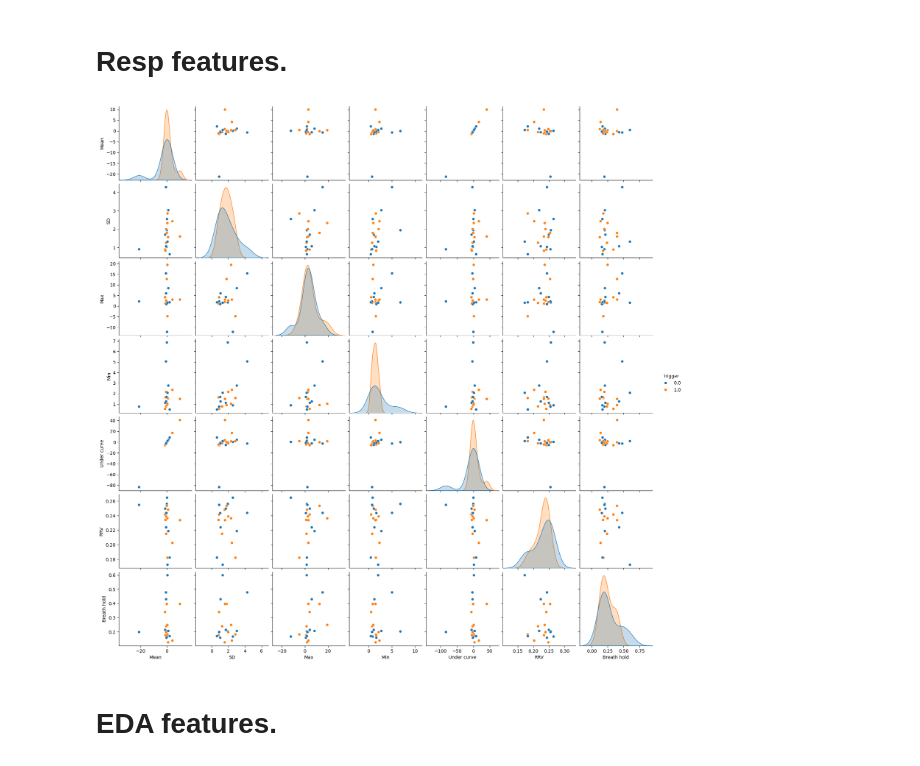
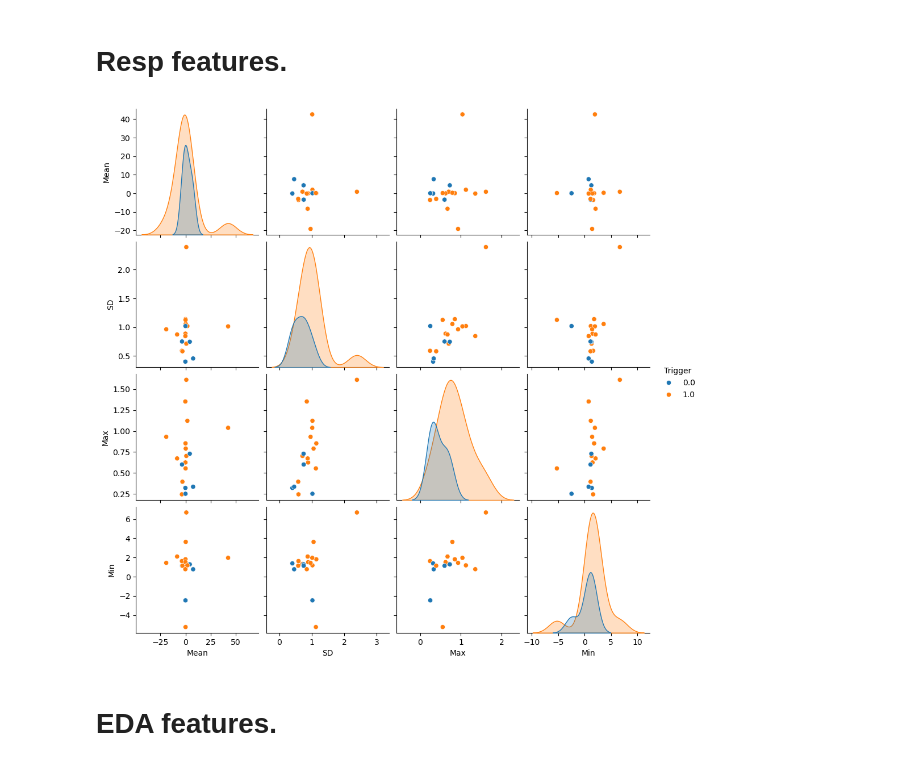
Before and after one commit to BertRiedl/coimbra_best, a Jupyter notebook: scripts/day_2.ipynb, the cells around one changed output. Cells and saved outputs as stored; diff of their text form; code cells hidden in the pictures.

```diff
--- a/scripts/day_2.ipynb
+++ b/scripts/day_2.ipynb
@@ -78,24 +70,16 @@ Transform p into -1 , and remove excess of 0 and 1
 
 
 # Create a list of the indexes of the rows that need to be changed
-#indexes_to_change = []
-#for i in range(1, len(data)):
- #   if data.loc[i-1, 'Trigger'] in ['q', 't', 'f']:
-  #      indexes_to_change.append(i)
+indexes_to_change = []
+for i in range(1, len(data)):
+    if data.loc[i-1, 'Trigger'] in ['p', '0', '1']:
+        indexes_to_change.append(i)
 
 # Change the values in the Trigger column
-#data.loc[indexes_to_change, 'Trigger'] = '-1.0'
+data.loc[indexes_to_change, 'Trigger'] = '-1.0'
 
-# change p in Trigger column to -1.0
-data.loc[data['Trigger'] == 'q', 'Trigger'] = '-1.0'
-
-
-# change t in Trigger column to 1.0
-data.loc[data['Trigger'] == 't', 'Trigger'] = '1.0'
-
-
-# change f in Trigger column to 0.0
-data.loc[data['Trigger'] == 'f', 'Trigger'] = '0.0'
+# change p in Trigger column to 9.0
+data.loc[data['Trigger'] == 'p', 'Trigger'] = '-1.0'
 
 
 # Convert the values in the Trigger column to float
@@ -179,40 +165,20 @@ rMean = []
 rSD = []
 rMax = []
 rMin = []
-rUnderCurve = []
-rResp_rate_variability = []
-rBreath_hold_ratio = []
 
 for ep in epochs:
     rMean.append(ep['Resp'][ePreSize:].mean()/ep['Resp'][:ePreSize].mean())
     rSD.append(ep['Resp'][ePreSize:].std()/ep['Resp'][:ePreSize].std())
     rMax.append(ep['Resp'][ePreSize:].max()/ep['Resp'][:ePreSize].max())
     rMin.append(ep['Resp'][ePreSize:].min()/ep['Resp'][:ePreSize].min())
-    rUnderCurve.append(np.trapz(ep['Resp'][ePreSize:])/np.trapz(ep['Resp'][:ePreSize]))
-
-    #respiratory rate variability
-    peaks, _ = find_peaks(ep['Resp'][ePreSize:], distance=fs//2)
-    if len(peaks) > 1:
-        intervals = np.diff(peaks) / fs  # Intervaly mezi náddechy
-        rrv = np.std(intervals) / np.mean(intervals)  # Koeficient variace
-        rResp_rate_variability.append(rrv)
-    else:
-        rResp_rate_variability.append(0)
-
-    # Breath hold detection
-    post_resp = ep['Resp'][ePreSize:]
-    # Najít oblasti s minimální aktivitou
-    low_activity = np.abs(post_resp) < np.std(post_resp) * 0.3
-    hold_ratio = np.sum(low_activity) / len(post_resp)
-    rBreath_hold_ratio.append(hold_ratio)
 # %%
 # show feature  grouped by trigger_values 0 and 1 using seaborn
-df = pd.DataFrame({'Mean': rMean, 'SD': rSD, 'Max': rMax, 'Min': rMin, 'Trigger': trigger_values, 'Under curve': rUnderCurve, 'RRV':rResp_rate_variability, 'Breath hold': rBreath_hold_ratio})
+df = pd.DataFrame({'Mean': rMean, 'SD': rSD, 'Max': rMax, 'Min': rMin, 'Trigger': trigger_values})
 
 sns.pairplot(df, hue='Trigger')
 plt.show()
 # %% [output]
-[figure, old version]
+[figure, new version]
 # %% [markdown]
 # EDA features.
 # %%
```
Also changed, not shown: parts of 30 cells of this notebook, 4 other files.
